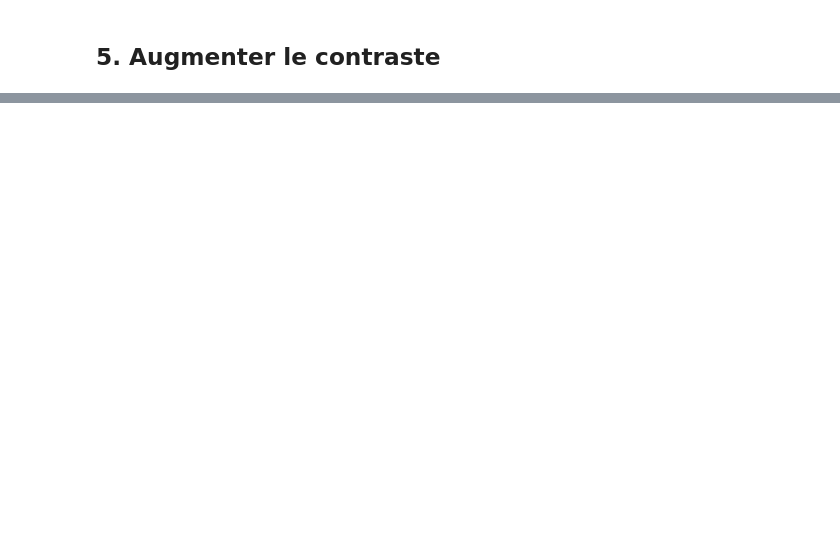
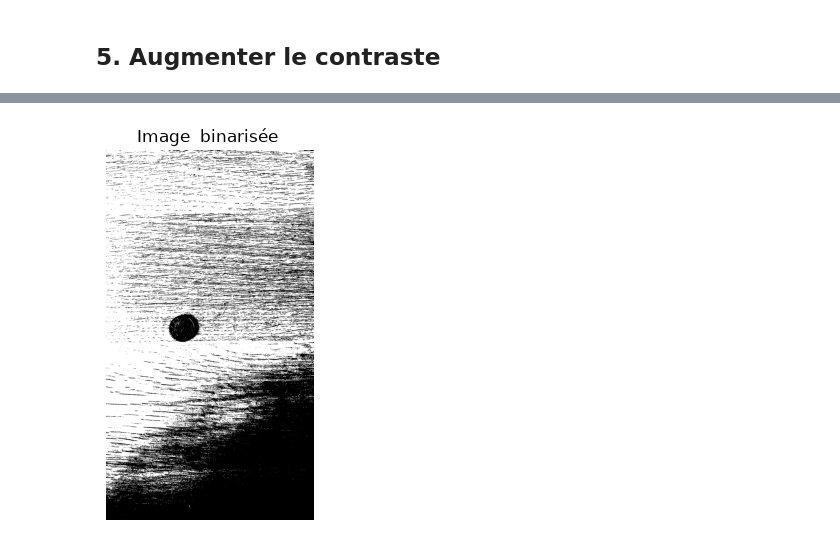
Before and after one commit to GraindeRiz/signaux_monnaie, a Jupyter notebook: main.ipynb, the cells around one changed output, grey strips where cells are left out. Cells and saved outputs as stored; diff of their text form; code cells hidden in the pictures; blank space fills up the shorter version.

```diff
--- a/main.ipynb
+++ b/main.ipynb
@@ -73,0 +74,8 @@ plt.axis("off");
+# %%
+from modules.binarisation import img_binarisee
+img_binarize = img_binarisee(image_grise)
+plt.imshow(img_binarize,cmap="gray");
+plt.title("Image  binarisée ");
+plt.axis("off");
+# %% [output]
+[figure, added]
```
Also changed, not shown: parts of 4 cells of this notebook, 1 other file.
